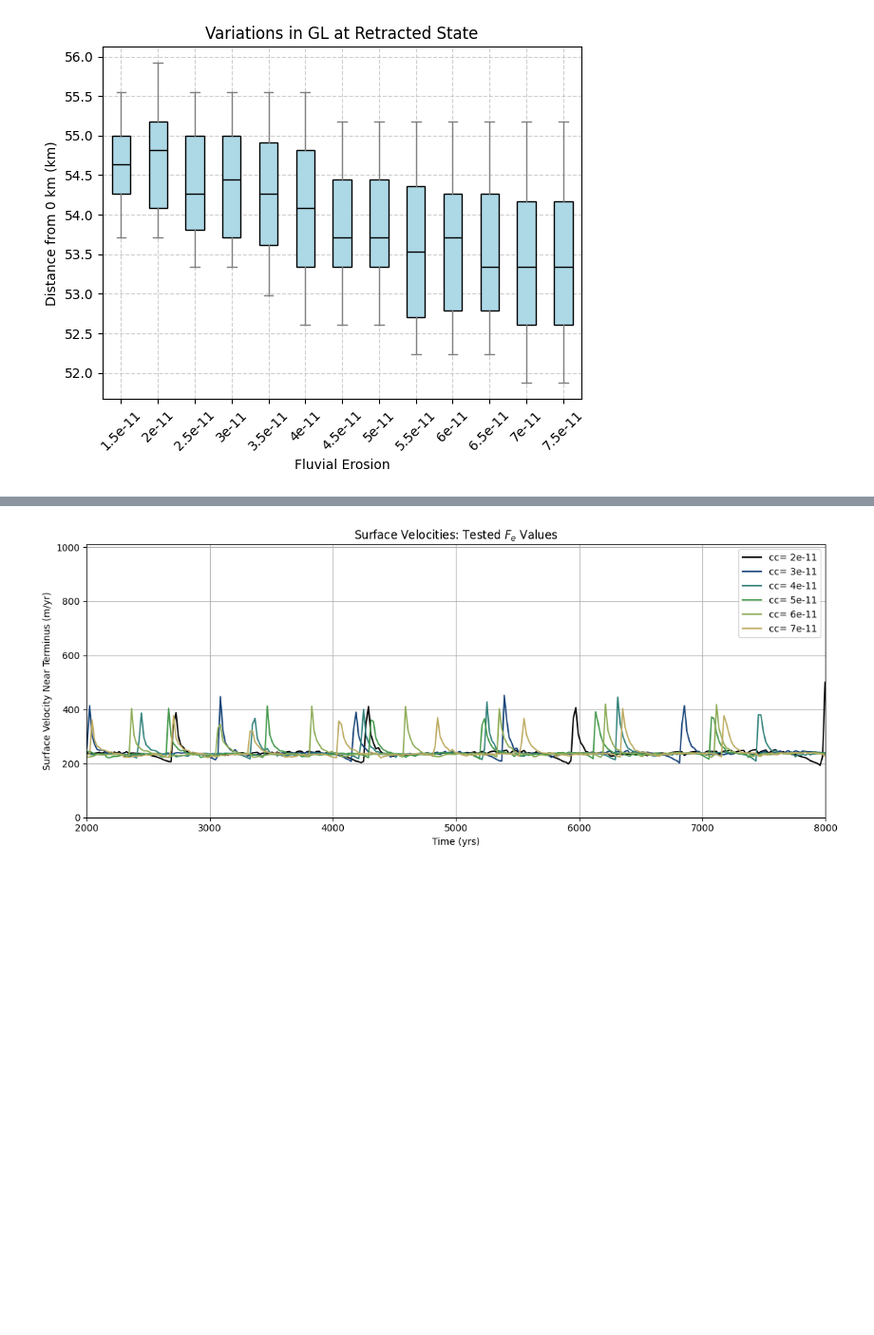
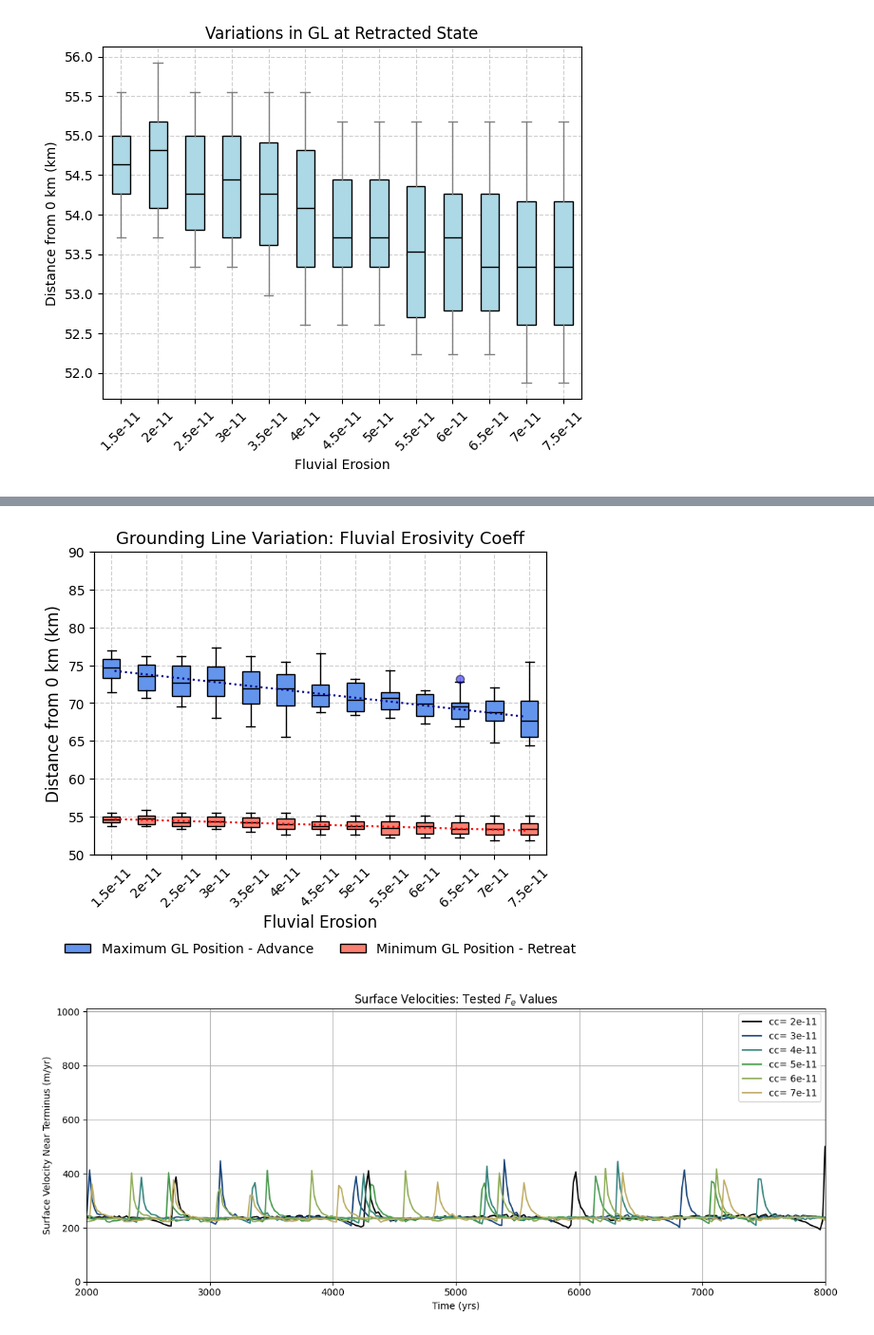
Before and after one commit to ktlix2ski/brinkmodeltest, a Jupyter notebook: Analysis/FluvialErosion_Tests.ipynb, the cells around one changed output, grey strips where cells are left out. Shown at 95% size. Saved outputs shown, nothing was run; the diff lists cells and outputs as text; code cells hidden in the pictures; blank space fills up the shorter version.

```diff
--- a/Analysis/FluvialErosion_Tests.ipynb
+++ b/Analysis/FluvialErosion_Tests.ipynb
@@ -1916,3 +1949,53 @@ fig.savefig("/media/kayatroyer/KayaDrive/Thesis/Figures/Results/ModelPlots/Fluvi
+# %%
+fig, ax = plt.subplots(figsize=(6, 5))
+
+D2 = ax.boxplot(RetPos_list, patch_artist=True,
+           boxprops=dict(facecolor='salmon'),
+           medianprops=dict(color='black'),
+           whiskerprops=dict(color='black'),
+           capprops=dict(color='black'),
+           flierprops=dict(marker='o', markerfacecolor='red', alpha=0.5))
+
+D1 = ax.boxplot(ExtPos_list, patch_artist=True,
+           boxprops=dict(facecolor='cornflowerblue'),
+           medianprops=dict(color='black'),
+           whiskerprops=dict(color='black'),
+           capprops=dict(color='black'),
+           flierprops=dict(marker='o', markerfacecolor='blue', alpha=0.5))
+
+ax.set_title("Grounding Line Variation: Fluvial Erosivity Coeff", fontsize = 13)
+ax.set_ylabel("Distance from 0 km (km)", fontsize = 12)
+ax.set_xlabel("Fluvial Erosion", fontsize = 12)
+ax.legend([D1["boxes"][0], D2["boxes"][0]], ['Maximum GL Position - Advance', 'Minimum GL Position - Retreat'], loc='upper center', bbox_to_anchor=(0.5, -0.25),
+          ncol=2, frameon=False)
+ax.set_xticks(np.arange(1, len(CCs) + 1))
+ax.set_xticklabels(CCs)
+ax.tick_params(axis='x', labelrotation=45)
+ax.grid(True, linestyle='--', alpha=0.6)
+ax.set_ylim(50,90)
+
+
+ax1 = ax.twiny()
+ax1.plot(CCs, adv_y_trend, color='darkblue', linestyle = 'dotted', label='Trendline')
+ax1.plot(CCs, ret_y_trend, color='red', linestyle = 'dotted', label='Trendline')
+
+#advance equation
+# ax1.text(0.65, 0.9, f'y = {adv_coeff[0]:.2f}(x) + ({adv_coeff[1]:.2f})', transform=plt.gca().transAxes)
+# ax1.text(0.7, 0.83, f'$R^2$: {R_2_adv:.2f}', transform=plt.gca().transAxes)
+
+
+#retreat equation
+# ax1.text(0.05, 0.07, f'y = {ret_coeff[0]:.2f}(x) + ({ret_coeff[1]:.2f})', transform=plt.gca().transAxes)
+# ax1.text(0.1, 0.01, f'$R^2$: {R_2_ret:.2f}', transform=plt.gca().transAxes)
+ax1.set_xticks([])
+ax1.set_xlabel("")
+ax1.spines['top'].set_visible(False)
+
+plt.tight_layout()
+plt.show()
+fig.savefig("/media/kayatroyer/KayaDrive/Thesis/Figures/Results/ModelPlots/FluvialErosion/GL_Variations_CC.svg", format ="svg", bbox_inches='tight')
+# %% [output]
+[figure, added]
 # %%
 # surf_vels = [us_dict_5e12, us_dict_1e11, us_dict_15e11, us_dict_2e11, us_dict_25e11, us_dict_3e11, us_dict_35e11, us_dict_4e11, us_dict_45e11, us_dict_5e11, us_dict_55e11,us_dict_6e11, us_dict_65e11, us_dict_7e11, us_dict_75e11]
 surf_vels = [us_dict_2e11, us_dict_3e11, us_dict_4e11, us_dict_5e11,us_dict_6e11, us_dict_7e11]
```
Also changed, not shown: parts of 6 cells of this notebook, 3 other files.
